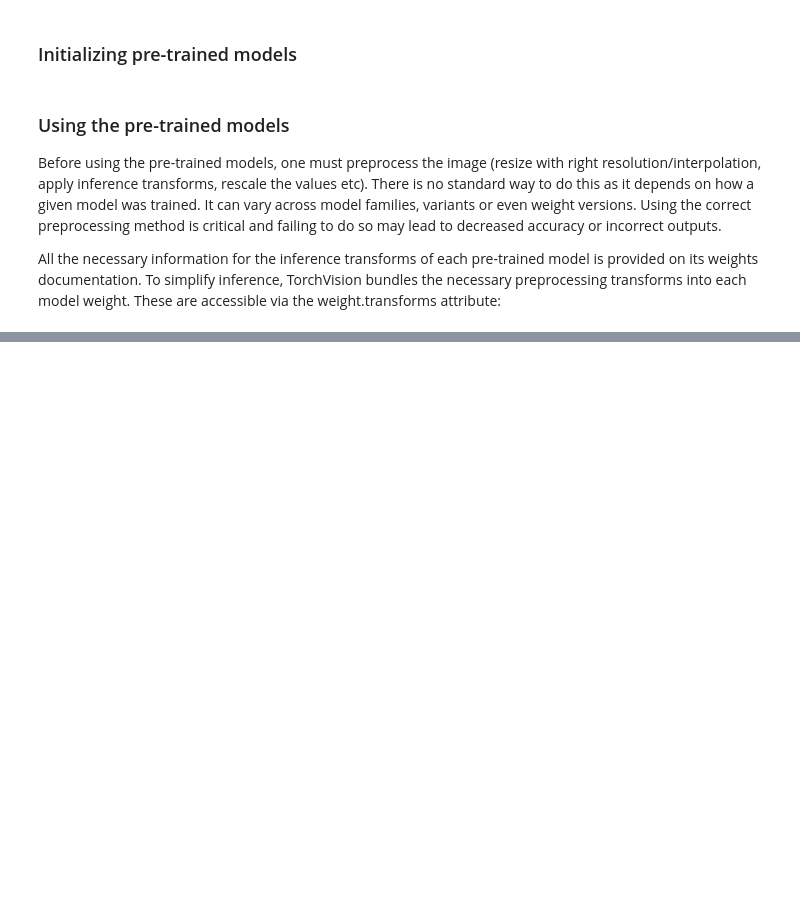
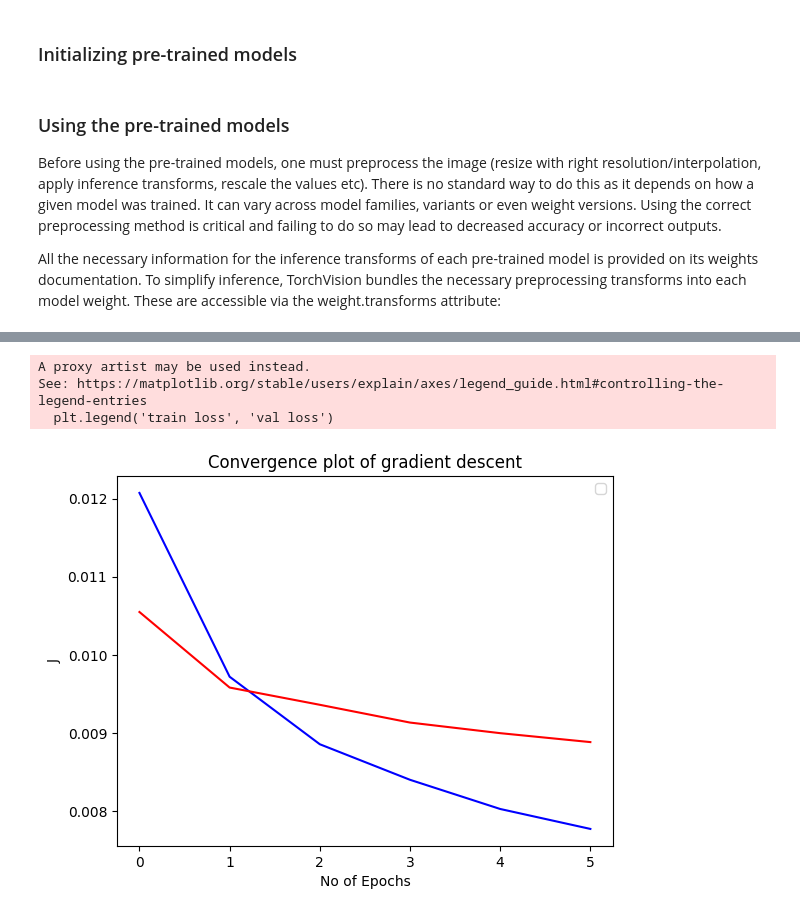
Before and after one commit to omarnust/ComputerVision, a Jupyter notebook: 12-pretrainedModels.ipynb, the cells around one changed output, grey strips where cells are left out. Drawn from its saved outputs; the diff is of its cells as text; code cells hidden in the pictures; blank space fills up the shorter version.

```diff
--- a/12-pretrainedModels.ipynb
+++ b/12-pretrainedModels.ipynb
@@ -56,0 +124,21 @@ lorikeet: 52.72158980369568%
+# %%
+torch.manual_seed(0)
+transform=transforms.Compose([transforms.ToTensor(),
+                              preprocess])
+trainset = datasets.CIFAR10(
+    root='~/Downloads/',
+    train=True,
+    download=True,
+    transform=transform
+)
+
+testset = datasets.CIFAR10(
+    root='~/Downloads/',
+    train=False,
+    download=True,
+    transform=transform
+)
+
+batchsize = 64
+trainloader = DataLoader(trainset, batch_size=batchsize, shuffle=True)
+testloader = DataLoader(testset, batch_size=batchsize, shuffle=False)
@@ -56,0 +148,6 @@ lorikeet: 52.72158980369568%
+# %%
+device = torch.device('mps')
+criteria = nn.CrossEntropyLoss()
+optimizer = optim.Adam(model.parameters(), lr = 0.001)
+train_history = []
+val_history = []
@@ -56,0 +199,14 @@ lorikeet: 52.72158980369568%
+# %%
+from matplotlib import pyplot as plt
+plt.plot(train_history, 'b')
+plt.plot(val_history, 'r')
+plt.title('Convergence plot of gradient descent')
+plt.xlabel('No of Epochs')
+plt.ylabel('J')
+plt.legend('train loss', 'val loss')
+plt.show()
+# %% [output]
+A proxy artist may be used instead.
+See: https://matplotlib.org/stable/users/explain/axes/legend_guide.html#controlling-the-legend-entries
+  plt.legend('train loss', 'val loss')
+[figure, added]
```
Also changed, not shown: parts of 13 cells of this notebook, 1 other file.
